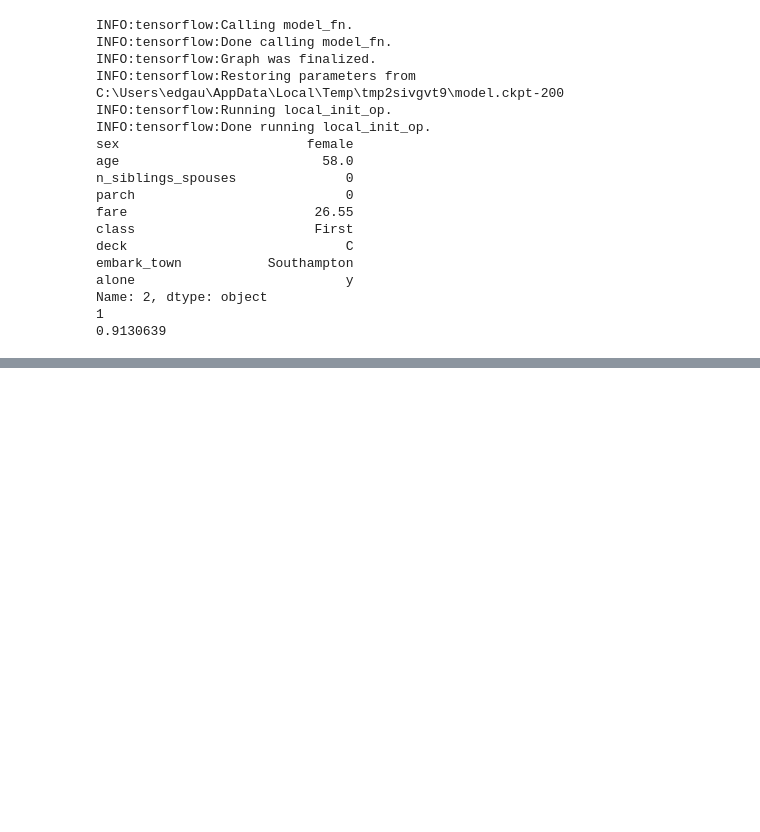
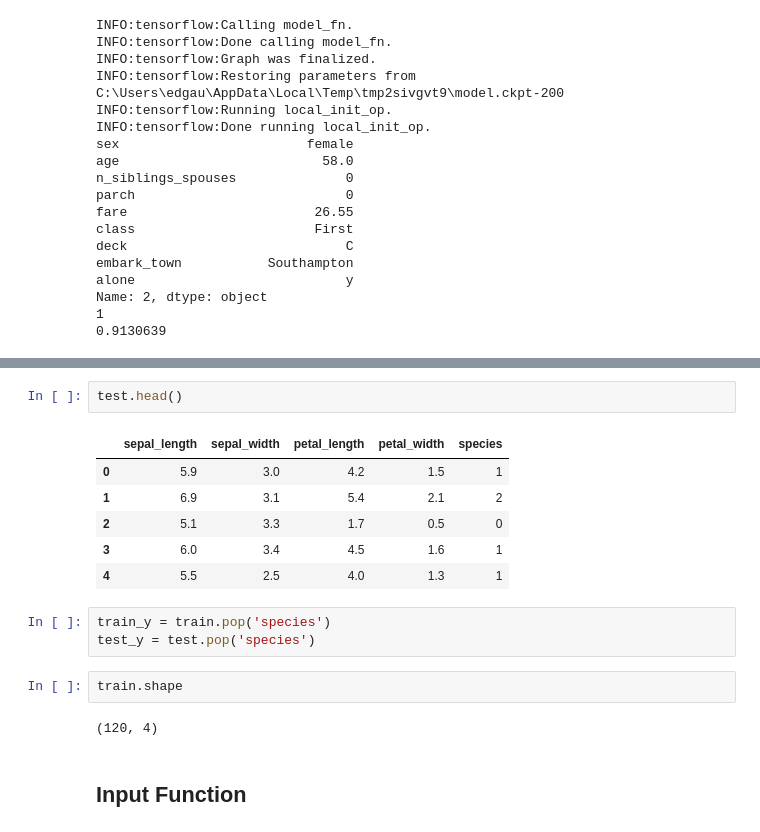
Before and after one commit to Edgaus/Python, a Jupyter notebook: Notes/Machine Learning/Core Learning Algorithms.ipynb, the cells around one changed output, grey strips where cells are left out. Saved outputs shown, nothing was run; the diff lists cells and outputs as text; blank space fills up the shorter version.

```diff
--- a/Notes/Machine Learning/Core Learning Algorithms.ipynb
+++ b/Notes/Machine Learning/Core Learning Algorithms.ipynb
@@ -271,0 +320,18 @@ Name: 2, dtype: object
+# %%
+test.head()
+# %% [output]
+|  | sepal_length | sepal_width | petal_length | petal_width | species |
+| 0 | 5.9 | 3.0 | 4.2 | 1.5 | 1 |
+| 1 | 6.9 | 3.1 | 5.4 | 2.1 | 2 |
+| 2 | 5.1 | 3.3 | 1.7 | 0.5 | 0 |
+| 3 | 6.0 | 3.4 | 4.5 | 1.6 | 1 |
+| 4 | 5.5 | 2.5 | 4.0 | 1.3 | 1 |
+# %%
+train_y = train.pop('species')
+test_y = test.pop('species')
+# %%
+train.shape
+# %% [output]
+(120, 4)
+# %% [markdown]
+<h2> Input Function </h2>
```
Also changed, not shown: parts of 16 cells of this notebook.
